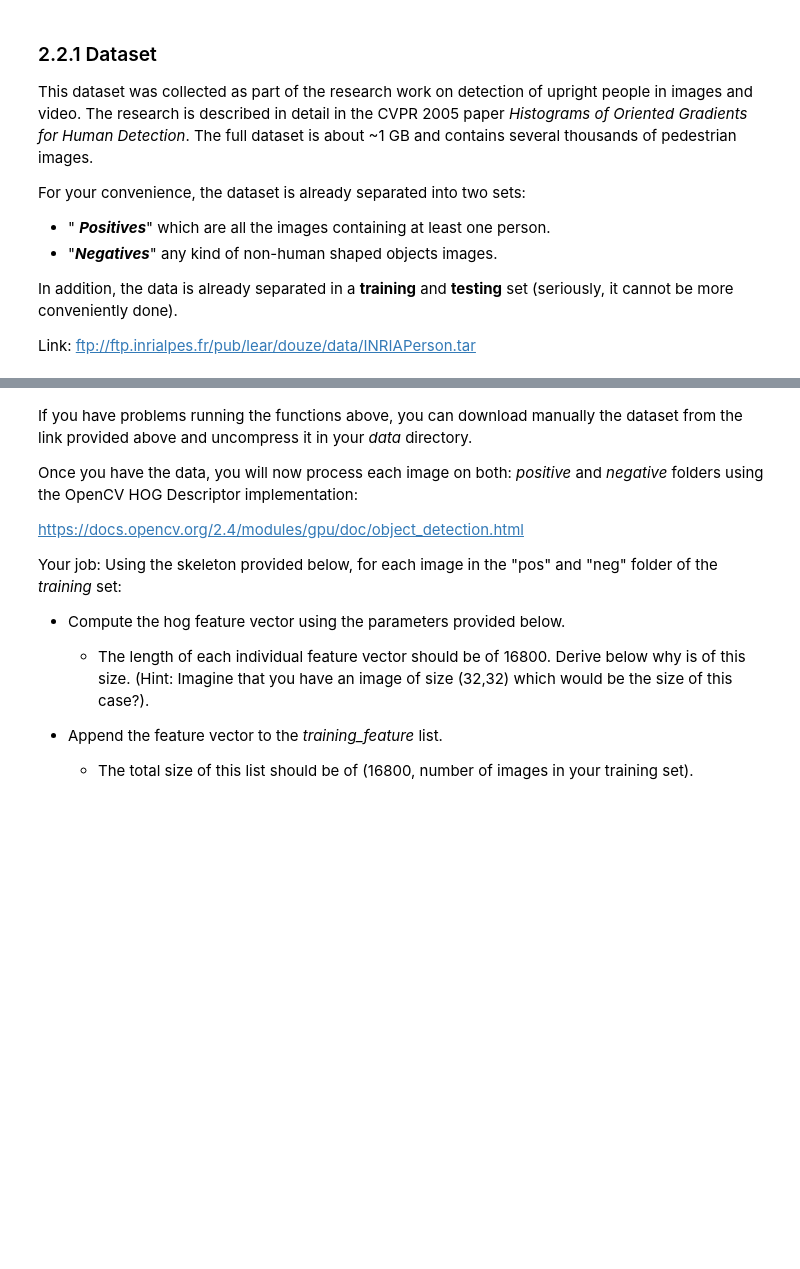
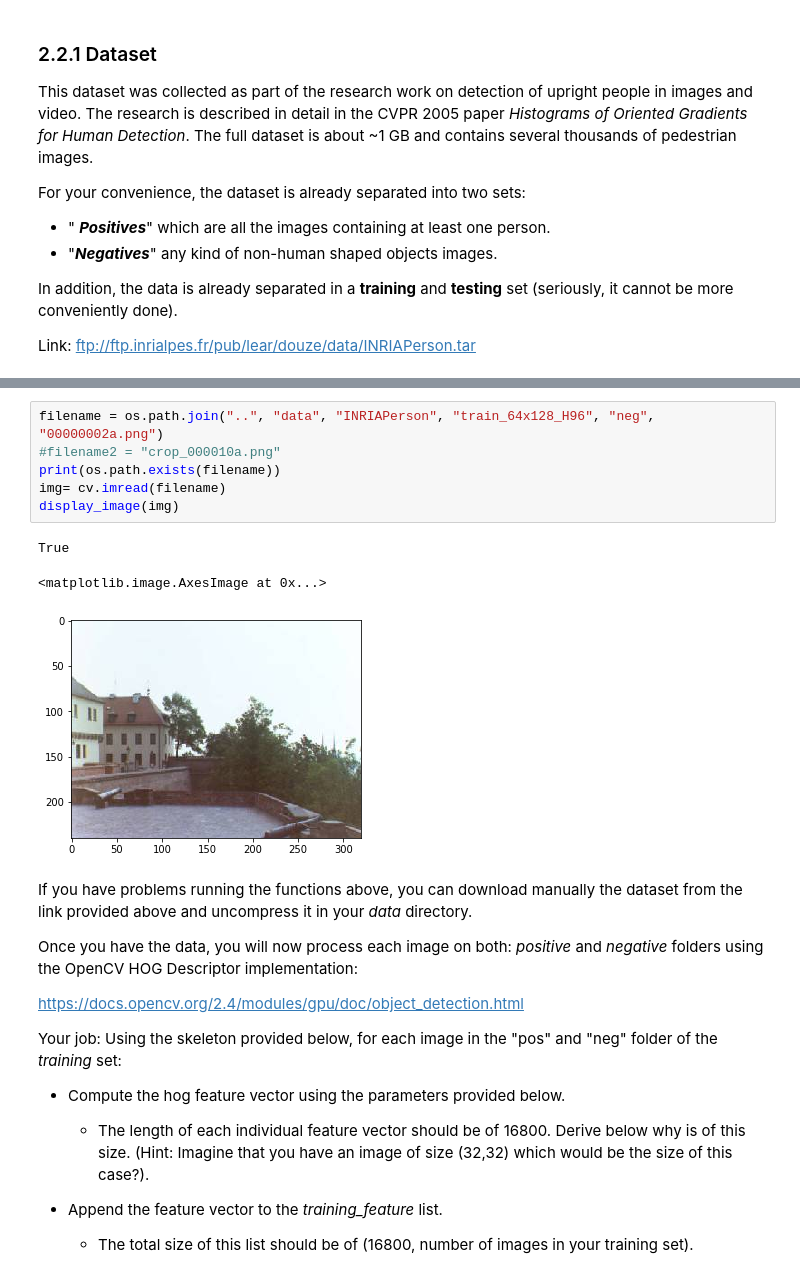
Before and after one commit to TTimTT/IPLab, a Jupyter notebook: assignments/02_object_detection_and_recognition.ipynb, the cells around one changed output, grey strips where cells are left out. Cells and saved outputs as stored; diff of their text form; blank space fills up the shorter version.

```diff
--- a/assignments/02_object_detection_and_recognition.ipynb
+++ b/assignments/02_object_detection_and_recognition.ipynb
@@ -733,3 +713,13 @@ All setup.
+# %%
+filename = os.path.join("..", "data", "INRIAPerson", "train_64x128_H96", "neg", "00000002a.png")
+#filename2 = "crop_000010a.png"
+print(os.path.exists(filename))
+img= cv.imread(filename)
+display_image(img)
+# %% [output]
+True
+<matplotlib.image.AxesImage at 0x...>
+[figure, added]
 # %% [markdown]
 If you have problems running the functions above, you can download manually the dataset from the link provided above and uncompress it in your _data_ directory.
 <br>
```
Also changed, not shown: parts of 18 cells of this notebook.
